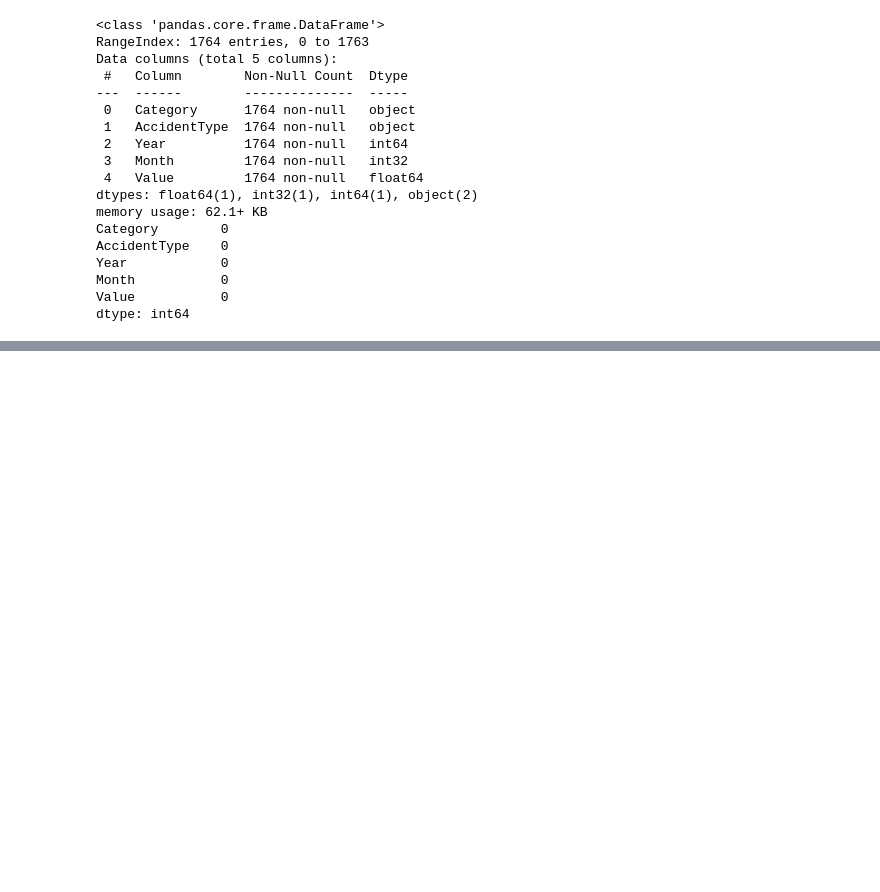
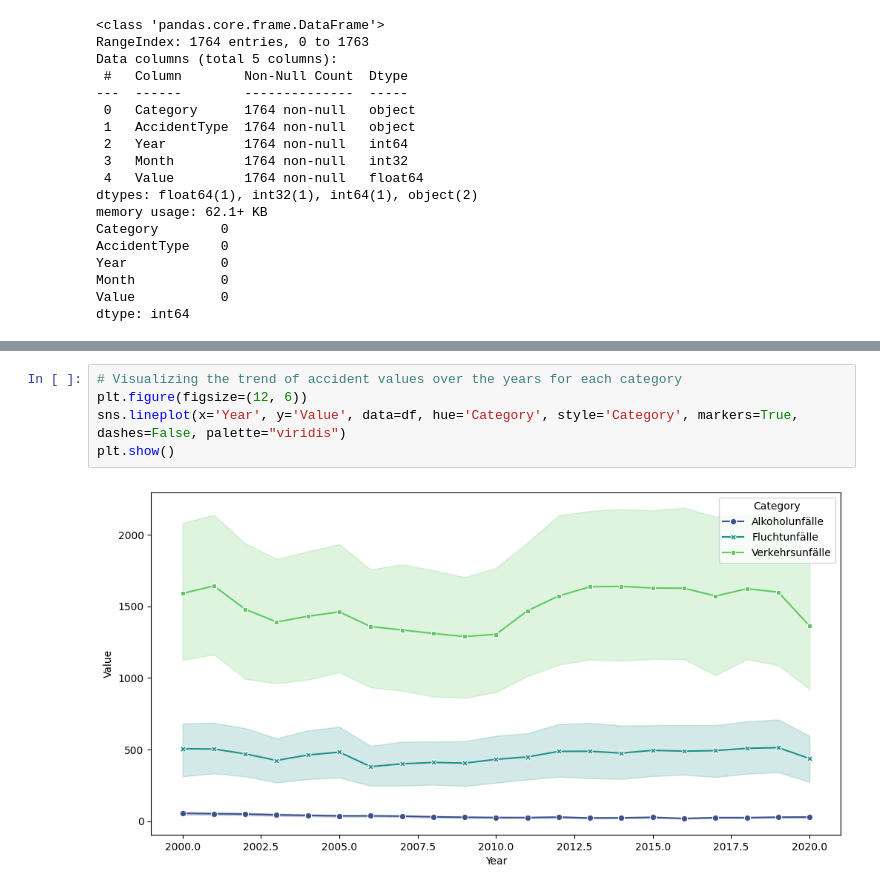
Before and after one commit to agoswami31/dps-ai-task, a Jupyter notebook: dps-challenge.ipynb, the cells around one changed output, grey strips where cells are left out. Saved outputs shown, nothing was run; the diff lists cells and outputs as text; blank space fills up the shorter version.

```diff
--- a/dps-challenge.ipynb
+++ b/dps-challenge.ipynb
@@ -151,0 +184,7 @@ dtype: int64
+# %%
+# Visualizing the trend of accident values over the years for each category
+plt.figure(figsize=(12, 6))
+sns.lineplot(x='Year', y='Value', data=df, hue='Category', style='Category', markers=True, dashes=False, palette="viridis")
+plt.show()
+# %% [output]
+[figure, added]
```
Also changed, not shown: parts of 6 cells of this notebook, 1 other file.
